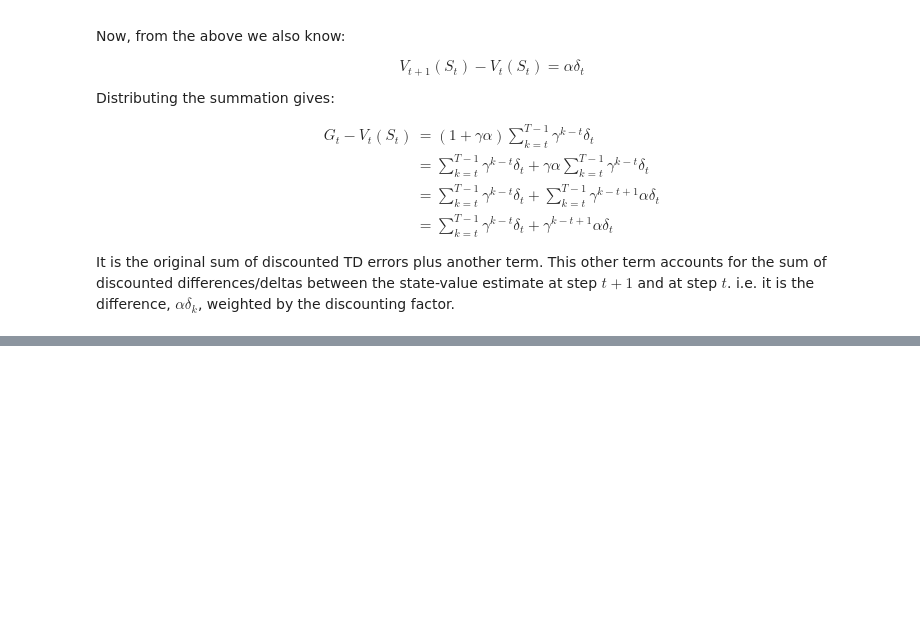
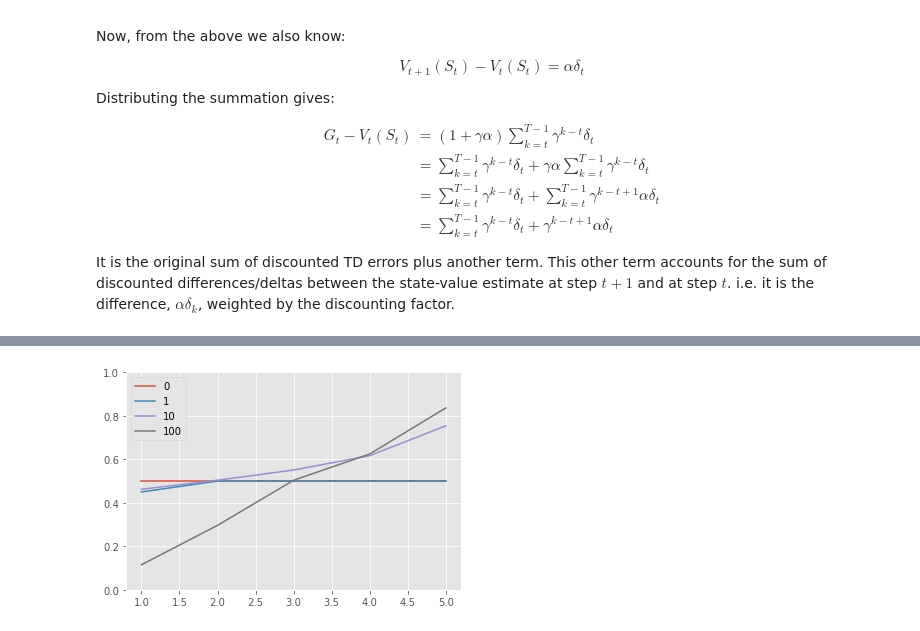
Before and after one commit to samgd/rl, a Jupyter notebook: rl_book_notes/part_1/5_temporal-difference_learning.ipynb, the cells around one changed output, grey strips where cells are left out. Cells and saved outputs as stored; diff of their text form; code cells hidden in the pictures; blank space fills up the shorter version.

```diff
--- a/rl_book_notes/part_1/5_temporal-difference_learning.ipynb
+++ b/rl_book_notes/part_1/5_temporal-difference_learning.ipynb
@@ -82,12 +88,13 @@ def tabular_td0(
     simulate: Callable[[StateT, ActionT], Tuple[StateT, RewardT]],
     n_episode: int,
     alpha: float = 0.1,
-    gamma: float = 1.0
+    gamma: float = 1.0,
+    init_fn: Optional[Callable[[StateT], float]] = None
 ) -> None:
     state_values = {}
 
     for state in policy.keys():
-        state_values[state] = 0
+        state_values[state] = 0 if init_fn is None else init_fn(state)
 
     for _ in tqdm.trange(n_episode):
         state = init_state()
@@ -303,0 +384,4 @@ It is the original sum of discounted TD errors plus another term. This other ter
+# %%
+class RandWalkAction(enum.Enum):
+    LEFT = enum.auto()
+    RIGHT = enum.auto()
@@ -303,0 +418,31 @@ It is the original sum of discounted TD errors plus another term. This other ter
+# %%
+def run_rnd_td0(n_episode):
+    return tabular_td0(
+        policy=rnd_walk_policy,
+        init_state=rnd_init_state,
+        is_terminal=rnd_is_terminal,
+        simulate=rnd_simulate,
+        n_episode=n_episode,
+        alpha=0.1,
+        gamma=1.0,
+        init_fn=lambda s: 0.0 if s == rnd_walk_state_idxs[TERMINAL] else 0.5
+    )
+# %%
+plt.style.use("ggplot")
+
+to_plot = copy.deepcopy(rnd_walk_states)
+to_plot.remove(rnd_walk_state_idxs[TERMINAL])
+
+for n_episode in [0, 1, 10, 100]:
+    state_values = run_rnd_td0(n_episode)
+    plt.plot(
+        to_plot,
+        [state_values[s] for s in to_plot],
+        label=f"{n_episode}",
+    )
+
+plt.ylim(0, 1)
+plt.legend()
+plt.show()
+# %% [output]
+[figure, added]
```
Also changed, not shown: parts of 8 cells of this notebook.
